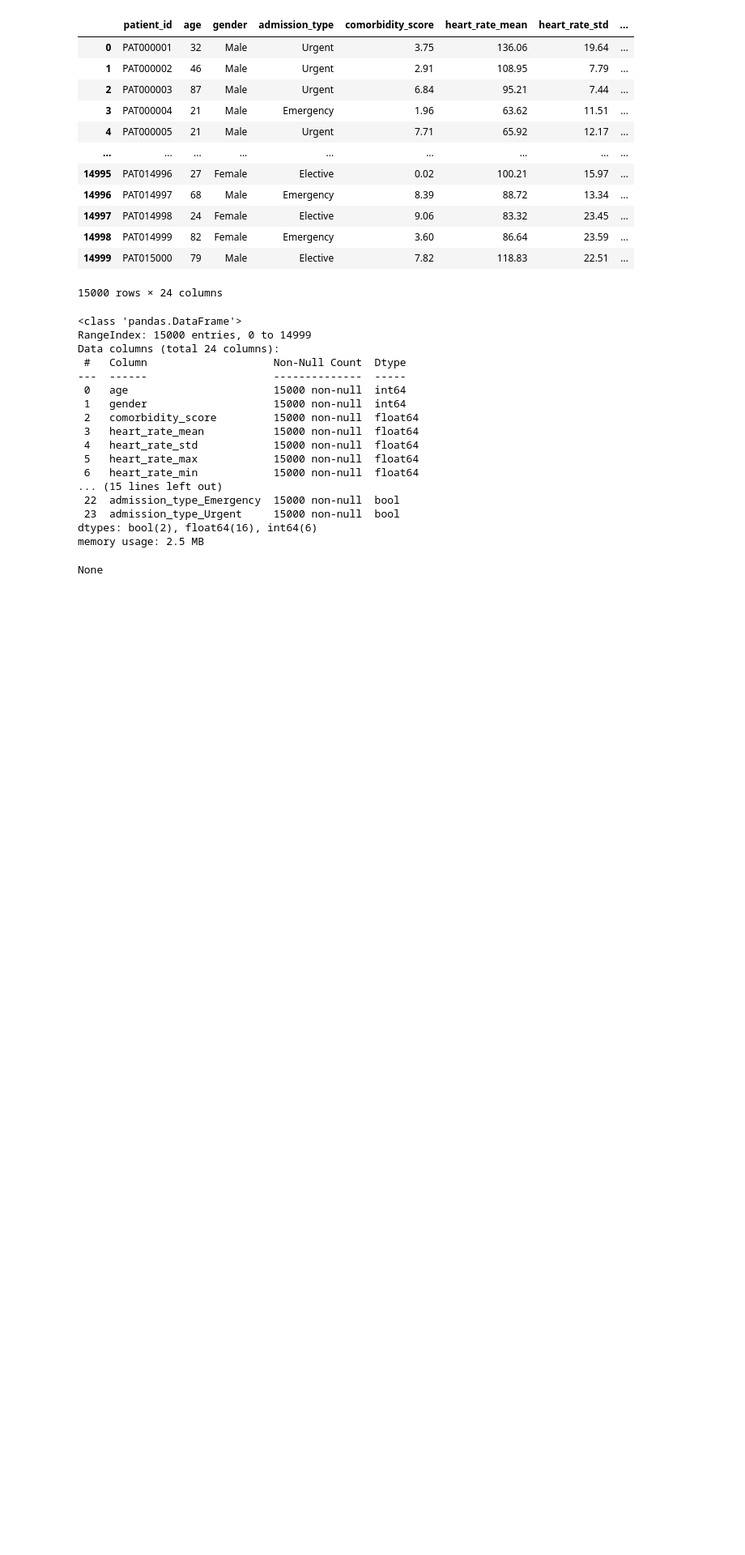
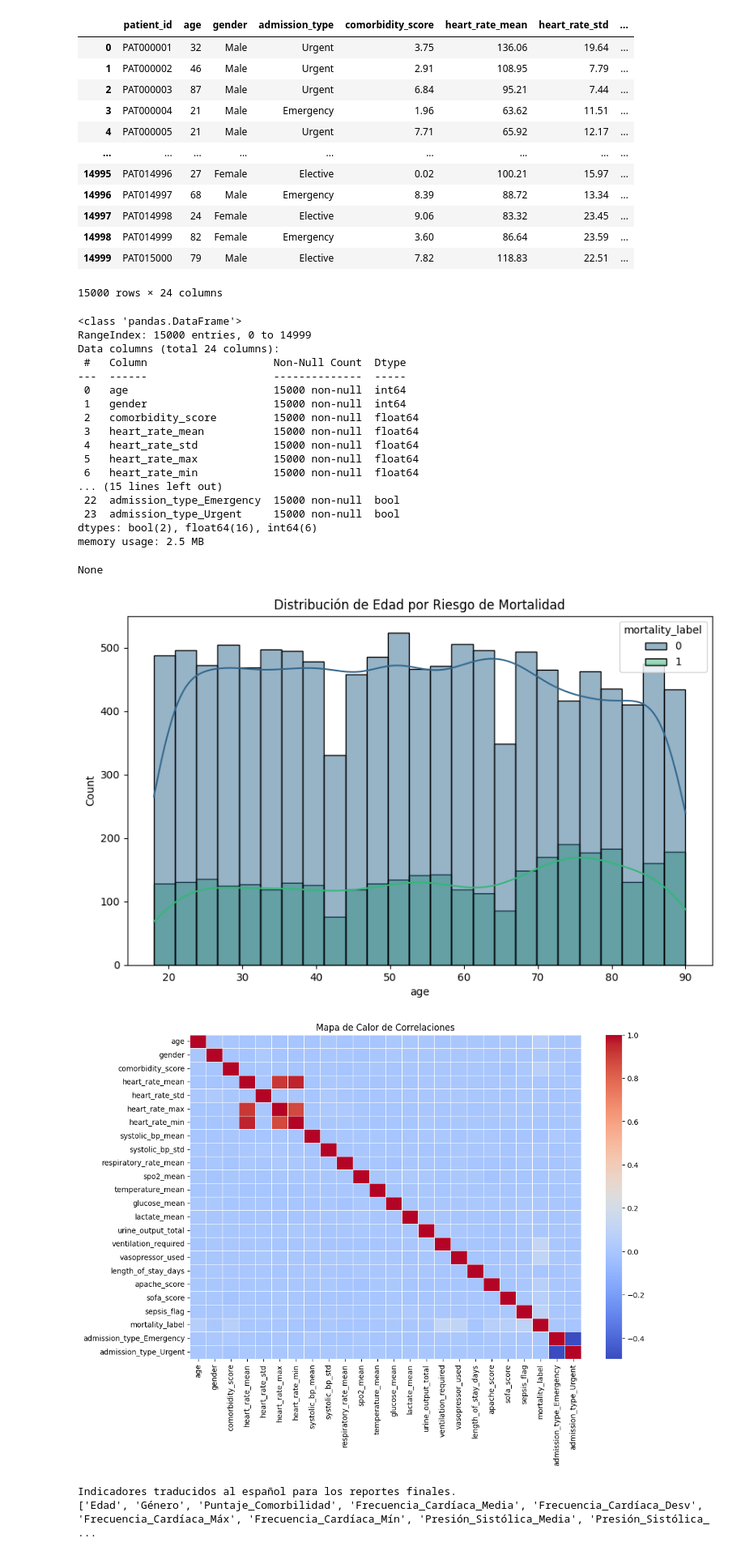
Before and after one commit to jcsp1687/uide-tratamientodatos-ej3, a Jupyter notebook: ejerciciopractico3-uide-td.ipynb, the cells around one changed output. Shown at 81% size. Cells and saved outputs as stored; diff of their text form; code cells hidden in the pictures; blank space fills up the shorter version.

```diff
--- a/ejerciciopractico3-uide-td.ipynb
+++ b/ejerciciopractico3-uide-td.ipynb
@@ -79,3 +79,62 @@ Data columns (total 24 columns):
 dtypes: bool(2), float64(16), int64(6)
 memory usage: 2.5 MB
 None
+# %%
+# Visualización 1: Distribución de Edad vs Mortalidad
+plt.figure(figsize=(10, 6))
+sns.histplot(data=df_clean, x='age', hue='mortality_label', kde=True, palette='viridis')
+plt.title('Distribución de Edad por Riesgo de Mortalidad')
+plt.show()
+
+# Visualización 2: Correlación de variables críticas
+plt.figure(figsize=(12, 8))
+corr = df_clean.corr()
+sns.heatmap(corr, annot=False, cmap='coolwarm', linewidths=0.5)
+plt.title('Mapa de Calor de Correlaciones')
+plt.show()
+# %% [output]
+[figure, added]
+[figure, added]
+# %%
+# Diccionario de mapeo: 'Nombre_Original': 'Nombre_Español'
+traducciones = {
+    'age': 'Edad',
+    'gender': 'Género',
+    'comorbidity_score': 'Puntaje_Comorbilidad',
+    'heart_rate_mean': 'Frecuencia_Cardíaca_Media',
+    'heart_rate_std': 'Frecuencia_Cardíaca_Desv',
+    'heart_rate_max': 'Frecuencia_Cardíaca_Máx',
+    'heart_rate_min': 'Frecuencia_Cardíaca_Mín',
+    'systolic_bp_mean': 'Presión_Sistólica_Media',
+    'systolic_bp_std': 'Presión_Sistólica_Desv',
+    'systolic_bp_max': 'Presión_Sistólica_Máx',
+    'systolic_bp_min': 'Presión_Sistólica_Mín',
+    'diastolic_bp_mean': 'Presión_Diastólica_Media',
+    'diastolic_bp_std': 'Presión_Diastólica_Desv',
+    'diastolic_bp_max': 'Presión_Diastólica_Máx',
+    'diastolic_bp_min': 'Presión_Diastólica_Mín',
+    'respiratory_rate_mean': 'Frec. Respiratoria_Media',
+    'spo2_mean': 'Saturación_Oxígeno_Media',
+    'temperature_mean': 'Temperatura_Media',
+    'gcs_min': 'Escala_Glasgow_Mín',
+    'sofa_score': 'Puntaje_SOFA',
+    'lactate_max': 'Lactato_Máx',
+    'creatinine_max': 'Creatinina_Máx',
+    'admission_type_Emergency': 'Admisión_Emergencia',
+    'admission_type_Urgent': 'Admisión_Urgente',
+    'glucose_mean': 'Glucosa_Media',
+    'apache_score': 'Puntaje_APACHE_II',
+    'urine_output_total': 'Gasto_Urinario_Total',
+    'respiratory_rate_std': 'Frec_Respiratoria_Desv',
+    'spo2_std': 'Saturación_Oxígeno_Desv',
+    'temp_std': 'Temperatura_Desv'
+}
+
+# Aplicar el renombramiento
+df_clean = df_clean.rename(columns=traducciones)
+
+print("Indicadores traducidos al español para los reportes finales.")
+print(df_clean.columns.tolist())
+# %% [output]
+Indicadores traducidos al español para los reportes finales.
+['Edad', 'Género', 'Puntaje_Comorbilidad', 'Frecuencia_Cardíaca_Media', 'Frecuencia_Cardíaca_Desv', 'Frecuencia_Cardíaca_Máx', 'Frecuencia_Cardíaca_Mín', 'Presión_Sistólica_Media', 'Presión_Sistólica_ ...
```
Also changed, not shown: parts of 2 cells of this notebook.
